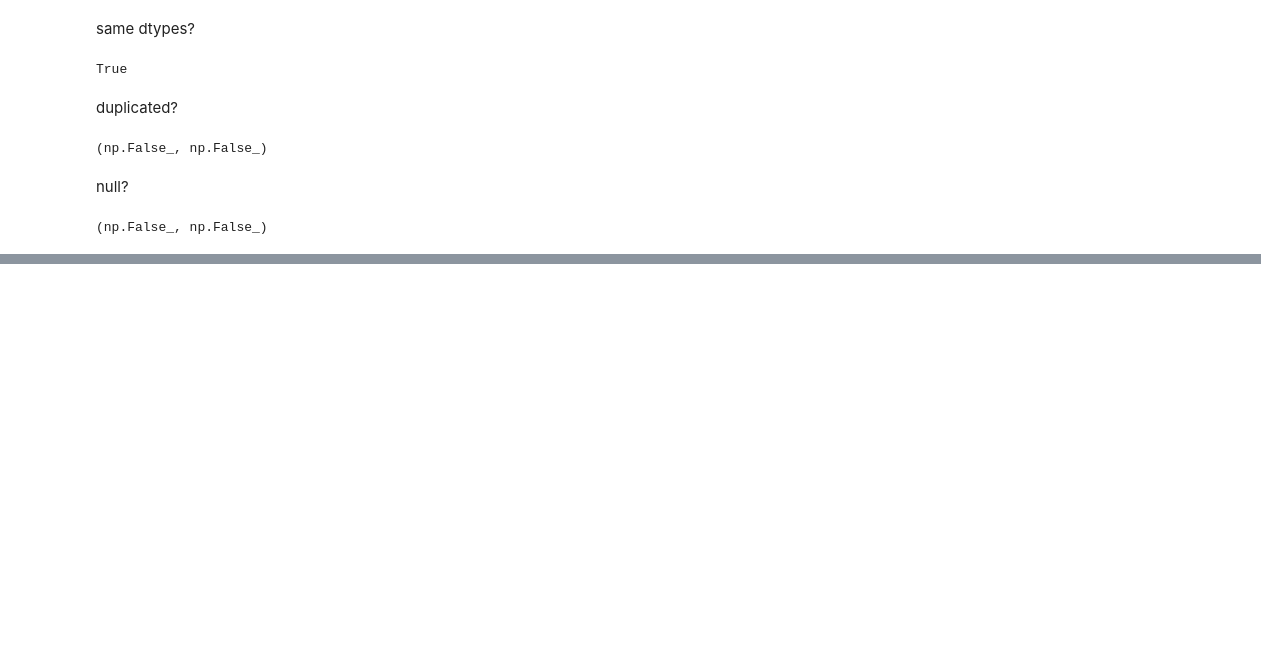
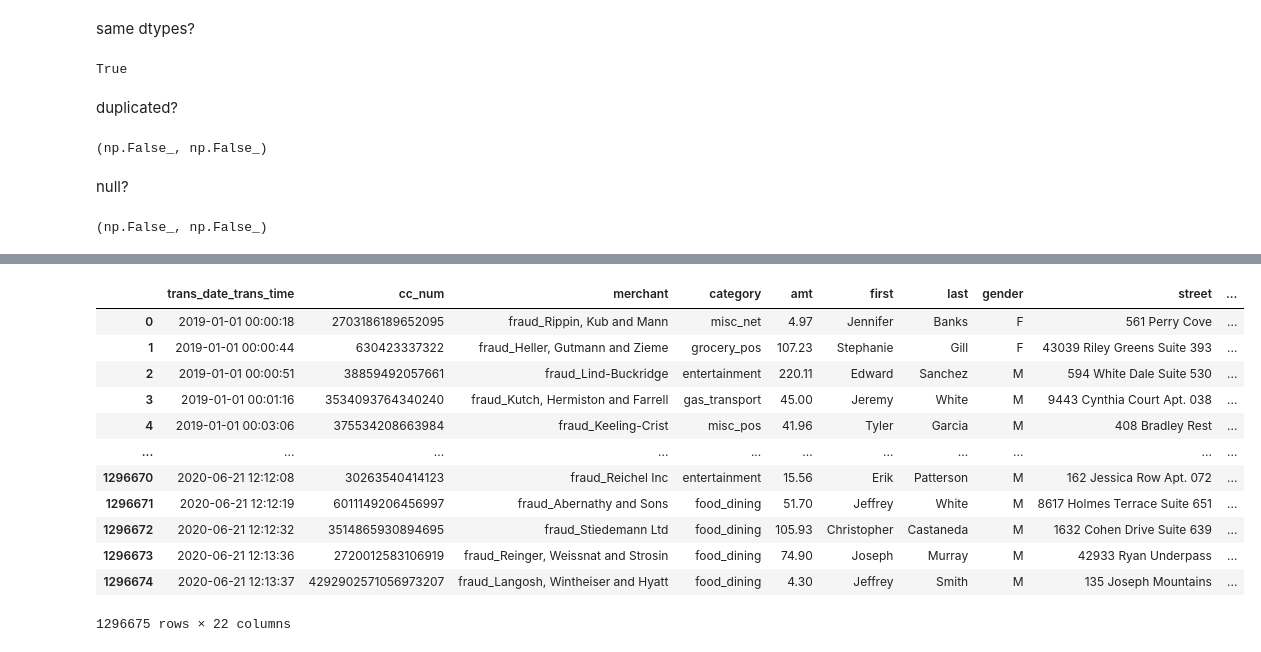
Before and after one commit to lucasmfaria/credit-card-fraud-detection, a Jupyter notebook: notebooks/analysis.ipynb, the cells around one changed output, grey strips where cells are left out. Drawn from its saved outputs; the diff is of its cells as text; code cells hidden in the pictures; blank space fills up the shorter version.

Commit message:
Added requirements.txt and data visualizations

```diff
--- a/notebooks/analysis.ipynb
+++ b/notebooks/analysis.ipynb
@@ -55,0 +43,12 @@ dtype: object
+# %%
+dict_assign = {
+    "trans_date_trans_time": pd.to_datetime(train_data['trans_date_trans_time'], yearfirst=True)
+}
+
+train_data = train_data.assign(**dict_assign)
+
+dict_assign = {
+    "trans_date_trans_time": pd.to_datetime(test_data['trans_date_trans_time'], yearfirst=True)
+}
+
+test_data = test_data.assign(**dict_assign)
@@ -55,0 +106,16 @@ dtype: object
+# %%
+train_data
+# %% [output]
+|  | trans_date_trans_time | cc_num | merchant | category | amt | first | last | gender | street | ... |
+| 0 | 2019-01-01 00:00:18 | 2703186189652095 | fraud_Rippin, Kub and Mann | misc_net | 4.97 | Jennifer | Banks | F | 561 Perry Cove | ... |
+| 1 | 2019-01-01 00:00:44 | 630423337322 | fraud_Heller, Gutmann and Zieme | grocery_pos | 107.23 | Stephanie | Gill | F | 43039 Riley Greens Suite 393 | ... |
+| 2 | 2019-01-01 00:00:51 | 38859492057661 | fraud_Lind-Buckridge | entertainment | 220.11 | Edward | Sanchez | M | 594 White Dale Suite 530 | ... |
+| 3 | 2019-01-01 00:01:16 | 3534093764340240 | fraud_Kutch, Hermiston and Farrell | gas_transport | 45.00 | Jeremy | White | M | 9443 Cynthia Court Apt. 038 | ... |
+| 4 | 2019-01-01 00:03:06 | 375534208663984 | fraud_Keeling-Crist | misc_pos | 41.96 | Tyler | Garcia | M | 408 Bradley Rest | ... |
+| ... | ... | ... | ... | ... | ... | ... | ... | ... | ... | ... |
+| 1296670 | 2020-06-21 12:12:08 | 30263540414123 | fraud_Reichel Inc | entertainment | 15.56 | Erik | Patterson | M | 162 Jessica Row Apt. 072 | ... |
+| 1296671 | 2020-06-21 12:12:19 | 6011149206456997 | fraud_Abernathy and Sons | food_dining | 51.70 | Jeffrey | White | M | 8617 Holmes Terrace Suite 651 | ... |
+| 1296672 | 2020-06-21 12:12:32 | 3514865930894695 | fraud_Stiedemann Ltd | food_dining | 105.93 | Christopher | Castaneda | M | 1632 Cohen Drive Suite 639 | ... |
+| 1296673 | 2020-06-21 12:13:36 | 2720012583106919 | fraud_Reinger, Weissnat and Strosin | food_dining | 74.90 | Joseph | Murray | M | 42933 Ryan Underpass | ... |
+| 1296674 | 2020-06-21 12:13:37 | 4292902571056973207 | fraud_Langosh, Wintheiser and Hyatt | food_dining | 4.30 | Jeffrey | Smith | M | 135 Joseph Mountains | ... |
+1296675 rows × 22 columns
```
Also changed, not shown: parts of 18 cells of this notebook, 1 other file.
